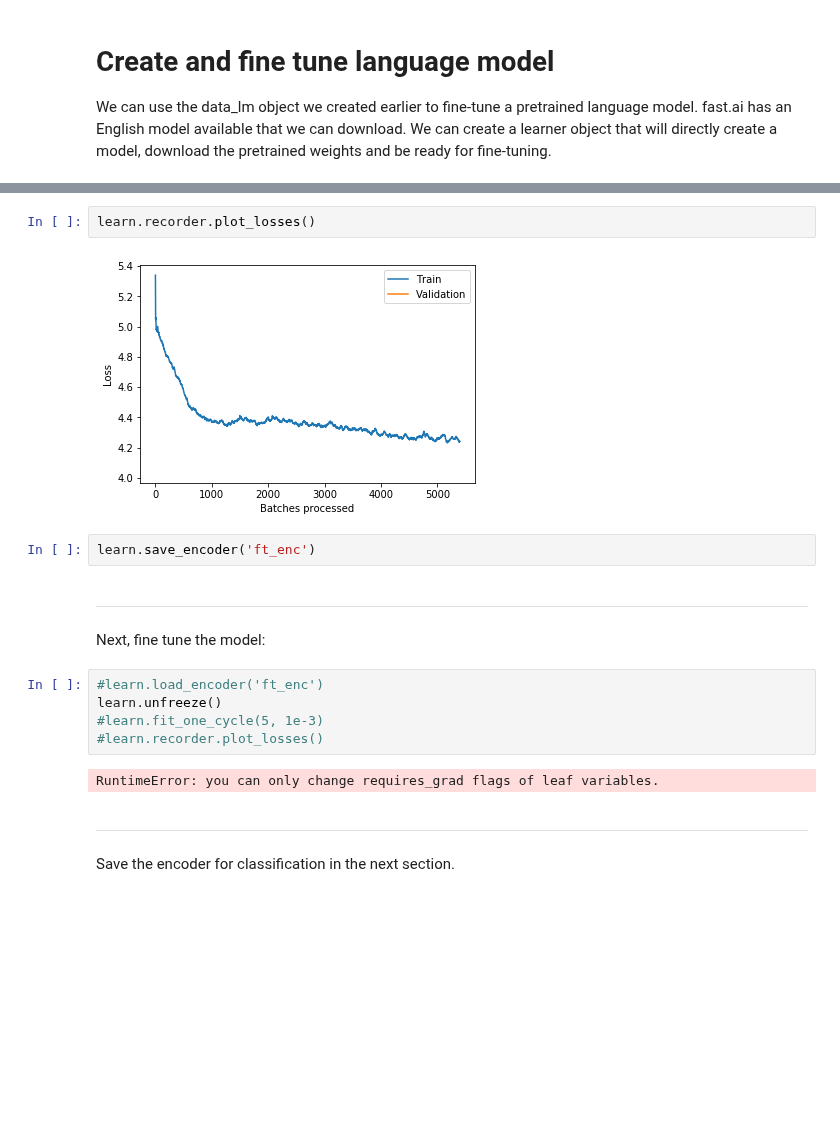
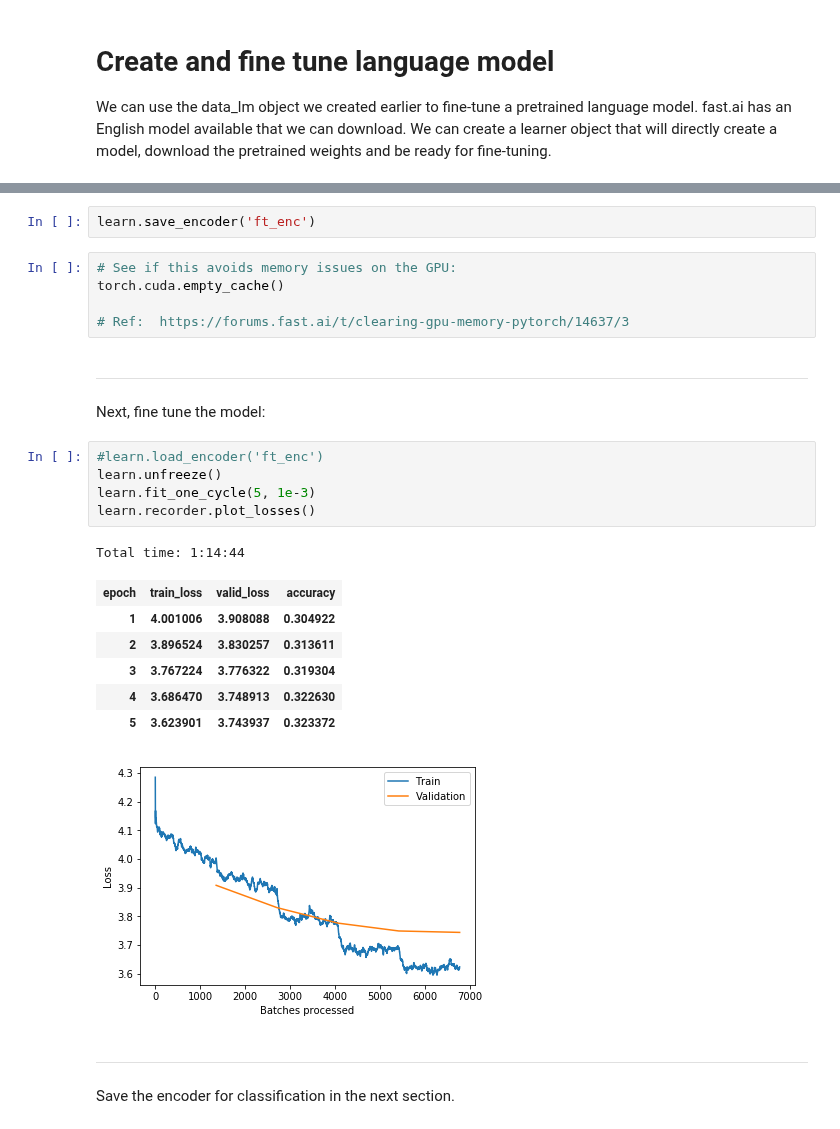
Before and after one commit to nrasch/Portfolio, a Jupyter notebook: Machine-Learning/Python/04-Classic-Datasets/NLP-FastAI-v2.ipynb, the cells around one changed output, grey strips where cells are left out. Cells and saved outputs as stored; diff of their text form; blank space fills up the shorter version.

```diff
--- a/Machine-Learning/Python/04-Classic-Datasets/NLP-FastAI-v2.ipynb
+++ b/Machine-Learning/Python/04-Classic-Datasets/NLP-FastAI-v2.ipynb
@@ -195,19 +197,27 @@ Total time: 1:10:05
-# %%
-learn.recorder.plot_losses()
-# %% [output]
-[figure, removed]
 # %%
 learn.save_encoder('ft_enc')
+# %%
+# See if this avoids memory issues on the GPU:
+torch.cuda.empty_cache()
+
+# Ref:  https://forums.fast.ai/t/clearing-gpu-memory-pytorch/14637/3
 # %% [markdown]
 ---
 Next, fine tune the model:
 # %%
 #learn.load_encoder('ft_enc')
 learn.unfreeze()
-#learn.fit_one_cycle(5, 1e-3)
-#learn.recorder.plot_losses()
+learn.fit_one_cycle(5, 1e-3)
+learn.recorder.plot_losses()
 # %% [output]
-RuntimeError: you can only change requires_grad flags of leaf variables.
+Total time: 1:14:44
+| epoch | train_loss | valid_loss | accuracy |
+| 1 | 4.001006 | 3.908088 | 0.304922 |
+| 2 | 3.896524 | 3.830257 | 0.313611 |
+| 3 | 3.767224 | 3.776322 | 0.319304 |
+| 4 | 3.686470 | 3.748913 | 0.322630 |
+| 5 | 3.623901 | 3.743937 | 0.323372 |
+[figure, added]
 # %% [markdown]
 ---
 Save the encoder for classification in the next section.
```
Also changed, not shown: parts of 3 cells of this notebook.
